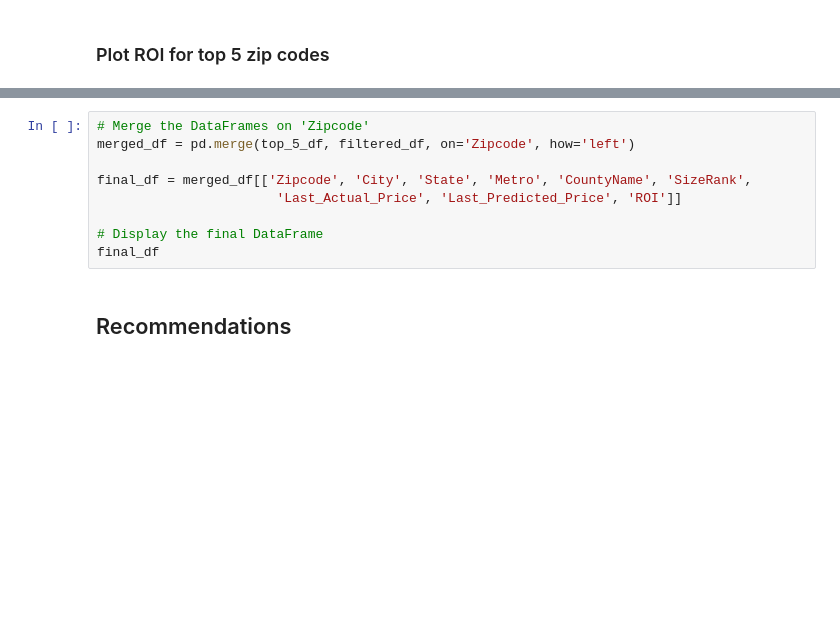
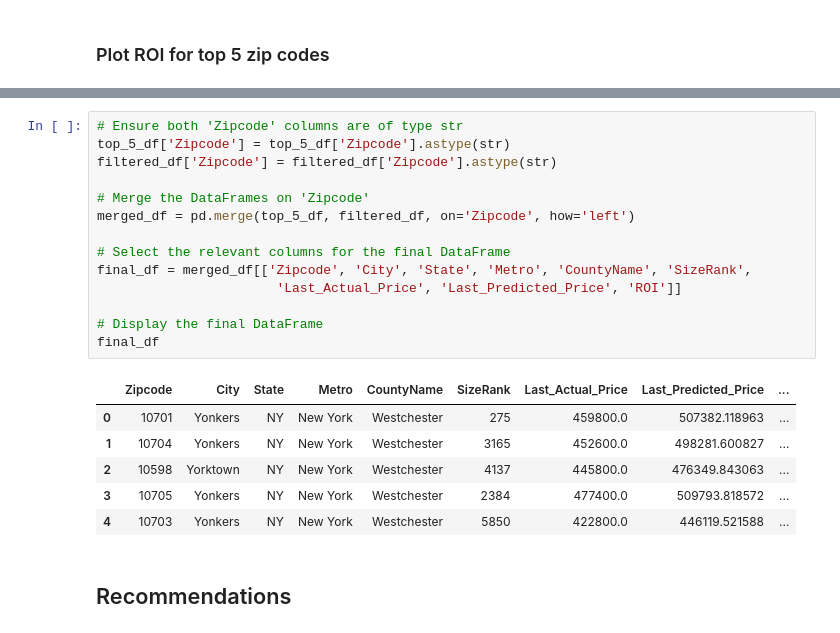
Before and after one commit to hannahdallas/zillow_time_series_model, a Jupyter notebook: notebook.ipynb, the cells around one changed output, grey strips where cells are left out. Saved outputs shown, nothing was run; the diff lists cells and outputs as text; blank space fills up the shorter version.

```diff
--- a/notebook.ipynb
+++ b/notebook.ipynb
@@ -502,12 +885,24 @@ plt.show()
 # %%
+# Ensure both 'Zipcode' columns are of type str
+top_5_df['Zipcode'] = top_5_df['Zipcode'].astype(str)
+filtered_df['Zipcode'] = filtered_df['Zipcode'].astype(str)
+
 # Merge the DataFrames on 'Zipcode'
 merged_df = pd.merge(top_5_df, filtered_df, on='Zipcode', how='left')
 
+# Select the relevant columns for the final DataFrame
 final_df = merged_df[['Zipcode', 'City', 'State', 'Metro', 'CountyName', 'SizeRank',
                        'Last_Actual_Price', 'Last_Predicted_Price', 'ROI']]
 
 # Display the final DataFrame
 final_df
+# %% [output]
+|  | Zipcode | City | State | Metro | CountyName | SizeRank | Last_Actual_Price | Last_Predicted_Price | ... |
+| 0 | 10701 | Yonkers | NY | New York | Westchester | 275 | 459800.0 | 507382.118963 | ... |
+| 1 | 10704 | Yonkers | NY | New York | Westchester | 3165 | 452600.0 | 498281.600827 | ... |
+| 2 | 10598 | Yorktown | NY | New York | Westchester | 4137 | 445800.0 | 476349.843063 | ... |
+| 3 | 10705 | Yonkers | NY | New York | Westchester | 2384 | 477400.0 | 509793.818572 | ... |
+| 4 | 10703 | Yonkers | NY | New York | Westchester | 5850 | 422800.0 | 446119.521588 | ... |
 # %% [markdown]
 ## Recommendations
 # %% [markdown]
```
Also changed, not shown: parts of 42 cells of this notebook.
